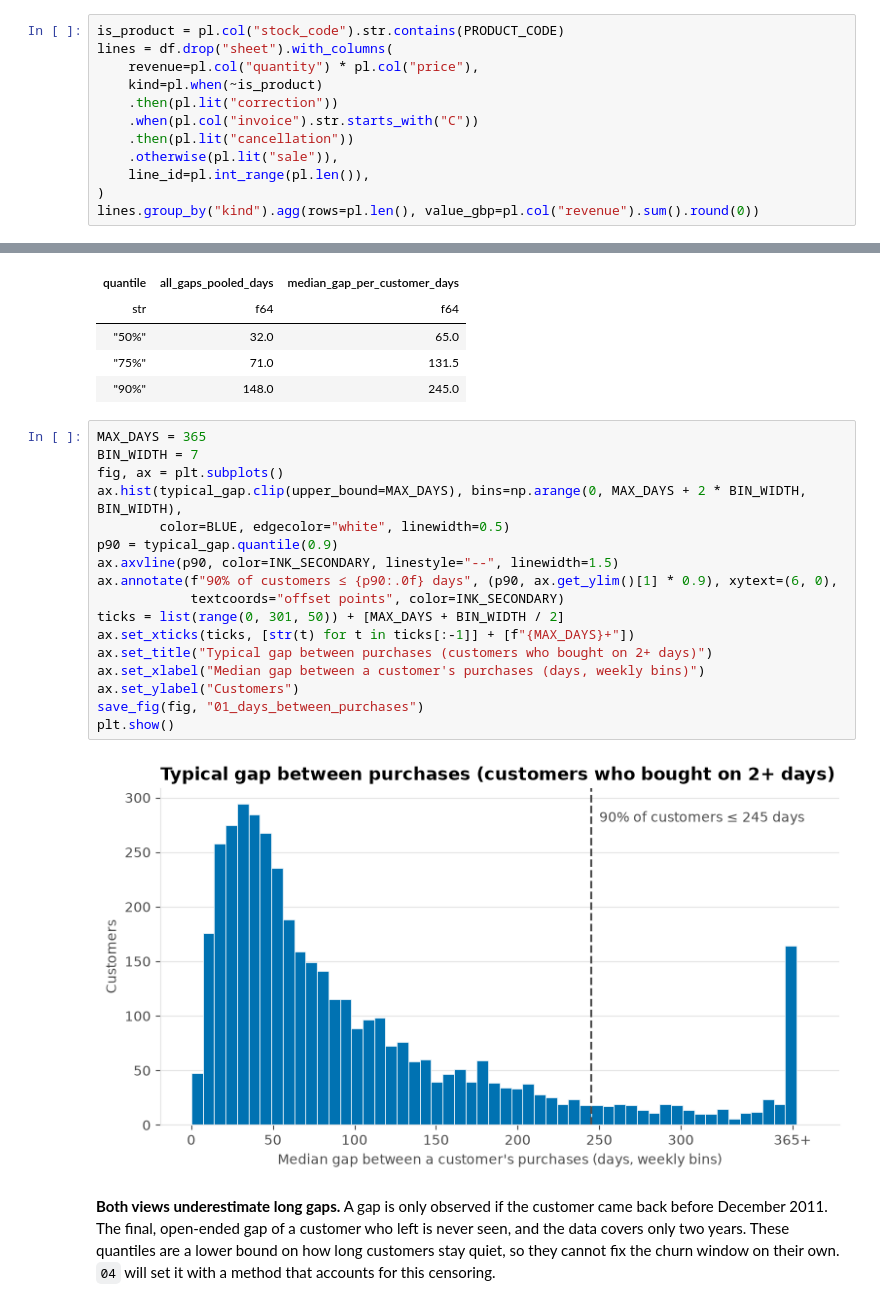
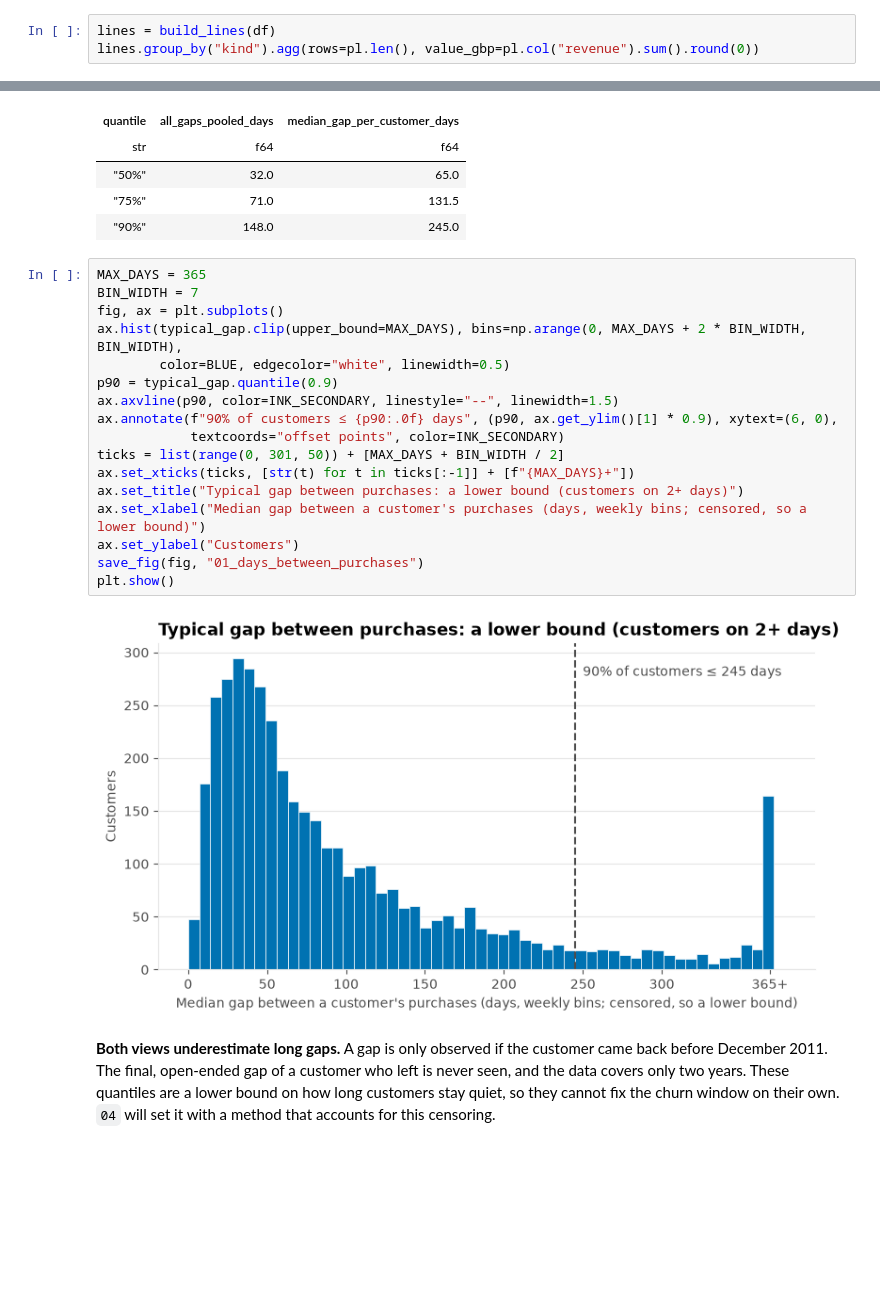
Before and after one commit to tomas20oriol-jpg/customer-segmentation-retention, a Jupyter notebook: notebooks/01_data_cleaning_eda.ipynb, the cells around one changed output, grey strips where cells are left out. Cells and saved outputs as stored; diff of their text form; blank space fills up the shorter version.

```diff
--- a/notebooks/01_data_cleaning_eda.ipynb
+++ b/notebooks/01_data_cleaning_eda.ipynb
@@ -345,16 +315,7 @@ Corrections (manual entries and discounts) also stay in `adjustments`. They cann
 
 The function takes an `as_of` date. Here it uses the whole period. In `04` it will be called with the cutoff date, so that a cancellation made after the cutoff cannot erase an earlier purchase.
 # %%
-is_product = pl.col("stock_code").str.contains(PRODUCT_CODE)
-lines = df.drop("sheet").with_columns(
-    revenue=pl.col("quantity") * pl.col("price"),
-    kind=pl.when(~is_product)
-    .then(pl.lit("correction"))
-    .when(pl.col("invoice").str.starts_with("C"))
-    .then(pl.lit("cancellation"))
-    .otherwise(pl.lit("sale")),
-    line_id=pl.int_range(pl.len()),
-)
+lines = build_lines(df)
 lines.group_by("kind").agg(rows=pl.len(), value_gbp=pl.col("revenue").sum().round(0))
 # %% [output]
 shape: (3, 3)
@@ -697,22 +692,22 @@ shape: (3, 3)
 # %%
 MAX_DAYS = 365
 BIN_WIDTH = 7
 fig, ax = plt.subplots()
 ax.hist(typical_gap.clip(upper_bound=MAX_DAYS), bins=np.arange(0, MAX_DAYS + 2 * BIN_WIDTH, BIN_WIDTH),
         color=BLUE, edgecolor="white", linewidth=0.5)
 p90 = typical_gap.quantile(0.9)
 ax.axvline(p90, color=INK_SECONDARY, linestyle="--", linewidth=1.5)
 ax.annotate(f"90% of customers ≤ {p90:.0f} days", (p90, ax.get_ylim()[1] * 0.9), xytext=(6, 0),
             textcoords="offset points", color=INK_SECONDARY)
 ticks = list(range(0, 301, 50)) + [MAX_DAYS + BIN_WIDTH / 2]
 ax.set_xticks(ticks, [str(t) for t in ticks[:-1]] + [f"{MAX_DAYS}+"])
-ax.set_title("Typical gap between purchases (customers who bought on 2+ days)")
-ax.set_xlabel("Median gap between a customer's purchases (days, weekly bins)")
+ax.set_title("Typical gap between purchases: a lower bound (customers on 2+ days)")
+ax.set_xlabel("Median gap between a customer's purchases (days, weekly bins; censored, so a lower bound)")
 ax.set_ylabel("Customers")
 save_fig(fig, "01_days_between_purchases")
 plt.show()
 # %% [output]
-[figure, old version]
+[figure, new version]
 # %% [markdown]
 **Both views underestimate long gaps.** A gap is only observed if the customer came back before December 2011. The final, open-ended gap of a customer who left is never seen, and the data covers only two years. These quantiles are a lower bound on how long customers stay quiet, so they cannot fix the churn window on their own. `04` will set it with a method that accounts for this censoring.
 # %% [markdown]
```
Also changed, not shown: parts of 11 cells of this notebook, 20 other files.
